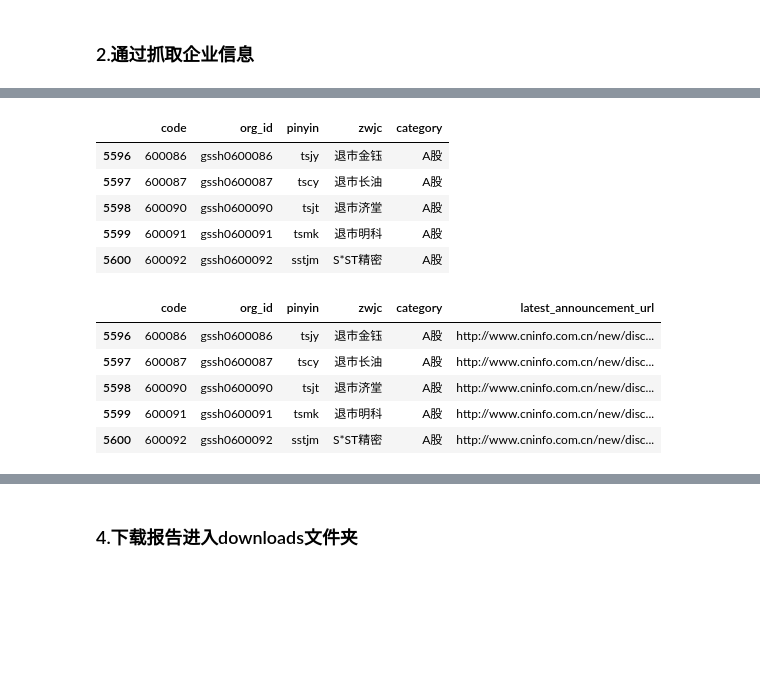
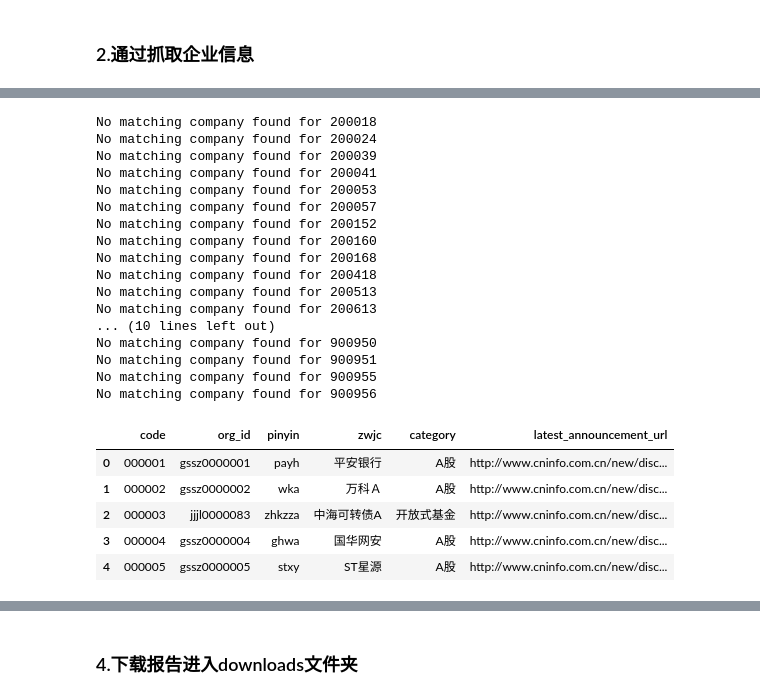
Before and after one commit to CrazyEight88/cninfo_announcements, a Jupyter notebook: main.ipynb, the cells around one changed output, grey strips where cells are left out. Saved outputs shown, nothing was run; the diff lists cells and outputs as text; code cells hidden in the pictures; blank space fills up the shorter version.

```diff
--- a/main.ipynb
+++ b/main.ipynb
@@ -10,10 +10,18 @@
 import pandas as pd
 import os
 
-if not os.path.exists('output'): os.mkdir('output')
-df = pd.read_excel('code.xlsx')                                 # 读取公司代码excel
-df['code'] = df['code'].astype(str).apply(lambda x: x.zfill(6)) # 将公司代码转换为6位数文本
-df = df.tail(100)                                              # 取末尾5个公司代码
+# 确保输出目录存在
+os.makedirs('output', exist_ok=True)
+
+# 读取CSV文件，并进行转换和筛选
+df = pd.read_csv('data/公司基本信息.csv', usecols=['Scode'])\
+    .rename(columns={'Scode': 'code'})\
+    .astype({'code': str})\
+    .apply(lambda x: x.str.zfill(6))
+
+# 可选：若作为测试，随机抽样5个公司
+# df = df.sample(5)
+
 df.head()
 # %% [output]
 |  | code |
@@ -46,34 +78,36 @@ def get_org_id(code):
 # %%
-from tqdm import tqdm
+from tqdm.auto import tqdm
 tqdm.pandas() # 给任务加上进度条，进度条在动我就能摸鱼
 
 df['org_id'], df['pinyin'], df['zwjc'], df['category'] = zip(*df['code'].progress_apply(get_org_id))
 
-df.to_excel('output/01_with_org_id.xlsx', index=False)
+# 拼接最新公告页面链接
+# example: http://www.cninfo.com.cn/new/disclosure/stock?stockCode=001368&orgId=9900046506#latestAnnouncement
+df["latest_announcement_url"] = "http://www.cninfo.com.cn/new/disclosure/stock?stockCode=" + df["code"] + "&orgId=" + df["org_id"].astype(str) + "#latestAnnouncement"
+
+df.to_csv('output/01_cninfo_pages.csv', index=False)
 df.head()
 # %% [output]
+No matching company found for 200018
+No matching company found for 200024
+No matching company found for 200039
+No matching company found for 200041
+No matching company found for 200053
+No matching company found for 200057
+No matching company found for 200152
+No matching company found for 200160
+No matching company found for 200168
+No matching company found for 200418
+No matching company found for 200513
+No matching company found for 200613
+... (10 lines left out)
+No matching company found for 900950
+No matching company found for 900951
+No matching company found for 900955
+No matching company found for 900956
-|  | code | org_id | pinyin | zwjc | category |
-| 5596 | 600086 | gssh0600086 | tsjy | 退市金钰 | A股 |
-| 5597 | 600087 | gssh0600087 | tscy | 退市长油 | A股 |
-| 5598 | 600090 | gssh0600090 | tsjt | 退市济堂 | A股 |
-| 5599 | 600091 | gssh0600091 | tsmk | 退市明科 | A股 |
-| 5600 | 600092 | gssh0600092 | sstjm | S*ST精密 | A股 |
+|  | code | org_id | pinyin | zwjc | category | latest_announcement_url |
+| 0 | 000001 | gssz0000001 | payh | 平安银行 | A股 | http://www.cninfo.com.cn/new/disc... |
+| 1 | 000002 | gssz0000002 | wka | 万科Ａ | A股 | http://www.cninfo.com.cn/new/disc... |
+| 2 | 000003 | jjjl0000083 | zhkzza | 中海可转债A | 开放式基金 | http://www.cninfo.com.cn/new/disc... |
+| 3 | 000004 | gssz0000004 | ghwa | 国华网安 | A股 | http://www.cninfo.com.cn/new/disc... |
+| 4 | 000005 | gssz0000005 | stxy | ST星源 | A股 | http://www.cninfo.com.cn/new/disc... |
-# %%
-# 目标url范例: http://www.cninfo.com.cn/new/disclosure/stock?stockCode=001368&orgId=9900046506#latestAnnouncement
-
-# 该函数合成最新公告url
-def get_latest_announcement_url(code, org_id):
-    latest_announcement_url = "http://www.cninfo.com.cn/new/disclosure/stock"
-    return f"{latest_announcement_url}?stockCode={code}&orgId={org_id}#latestAnnouncement"
-
-# 开始拼接，这一步最快了!
-df["latest_announcement_url"] = df.progress_apply(lambda x: get_latest_announcement_url(x["code"], x["org_id"]), axis=1)
-df.to_excel("output/02_with_announcement_url.xlsx")
-df.head()
-# %% [output]
-|  | code | org_id | pinyin | zwjc | category | latest_announcement_url |
-| 5596 | 600086 | gssh0600086 | tsjy | 退市金钰 | A股 | http://www.cninfo.com.cn/new/disc... |
-| 5597 | 600087 | gssh0600087 | tscy | 退市长油 | A股 | http://www.cninfo.com.cn/new/disc... |
-| 5598 | 600090 | gssh0600090 | tsjt | 退市济堂 | A股 | http://www.cninfo.com.cn/new/disc... |
-| 5599 | 600091 | gssh0600091 | tsmk | 退市明科 | A股 | http://www.cninfo.com.cn/new/disc... |
-| 5600 | 600092 | gssh0600092 | sstjm | S*ST精密 | A股 | http://www.cninfo.com.cn/new/disc... |
```
Also changed, not shown: parts of 15 cells of this notebook, 12 other files.
